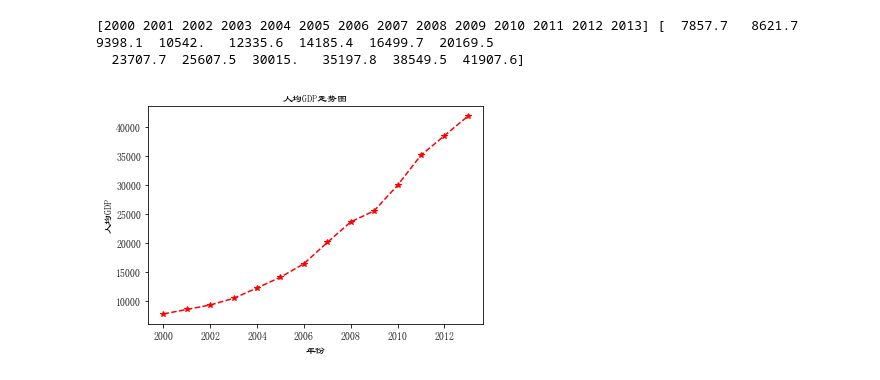
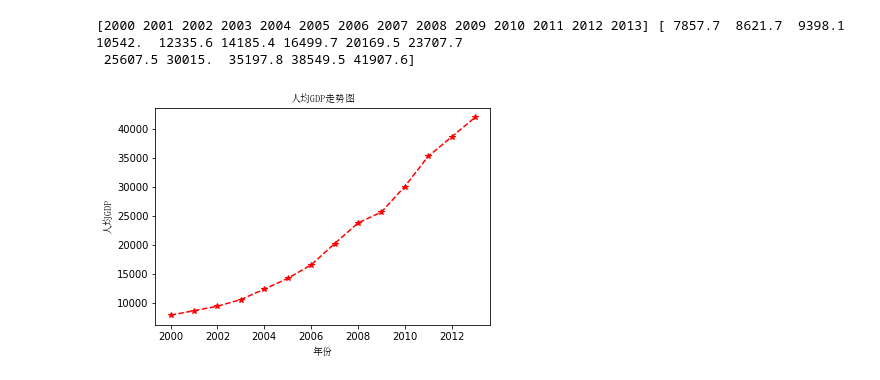
Before and after one commit to zstarling131227/1905, a Jupyter notebook: 开课吧/一阶段/myfig.ipynb, the cells around one changed output. Saved outputs shown, nothing was run; the diff lists cells and outputs as text; code cells hidden in the pictures.

```diff
--- a/开课吧/一阶段/myfig.ipynb
+++ b/开课吧/一阶段/myfig.ipynb
@@ -81,19 +81,19 @@ mpl.rcParams['font.sans-serif']=['FangSong']  # 指定默认字体（ｗｉｎ
 # %%
 from matplotlib import font_manager
 # my_font = font_manager.FontProperties(fname = '/usr/share/fonts/arial/ARIALNB.TTF') # 指定默认字体(不能用中文)
-my_font = font_manager.FontProperties(fname = '/usr/share/fonts/song/SIMLI.TTF') # 指定默认字体（宋体）
+my_font = font_manager.FontProperties(fname = '/usr/share/fonts/simsun/simsun.ttc') # 指定默认字体（宋体）
 # my_font = font_manager.FontProperties(fname = '/usr/share/fonts/fangsong/SIMFANG.TTF') # 指定默认字体（仿宋）
 
 fig,ax=plt.subplots()
 ax.plot(x,y,'r--*')
 # ax.set(title='人均GDP走势图',xlabel='年份',ylabel='人均GDP')  # 设置标题，但是需要设置字体格式，否则会乱码
 #　修改字体，使标签可以用中文显示
 plt.title('人均GDP走势图',fontproperties = my_font)
 plt.xlabel('年份',fontproperties = my_font)
 plt.ylabel('人均GDP',fontproperties = my_font)
 plt.show()
 # %% [output]
-[figure, old version]
+[figure, new version]
 # %%
 fig,ax=plt.subplots()
 # ax.pie(y)
```
Also changed, not shown: parts of 9 cells of this notebook, 7 other files.
